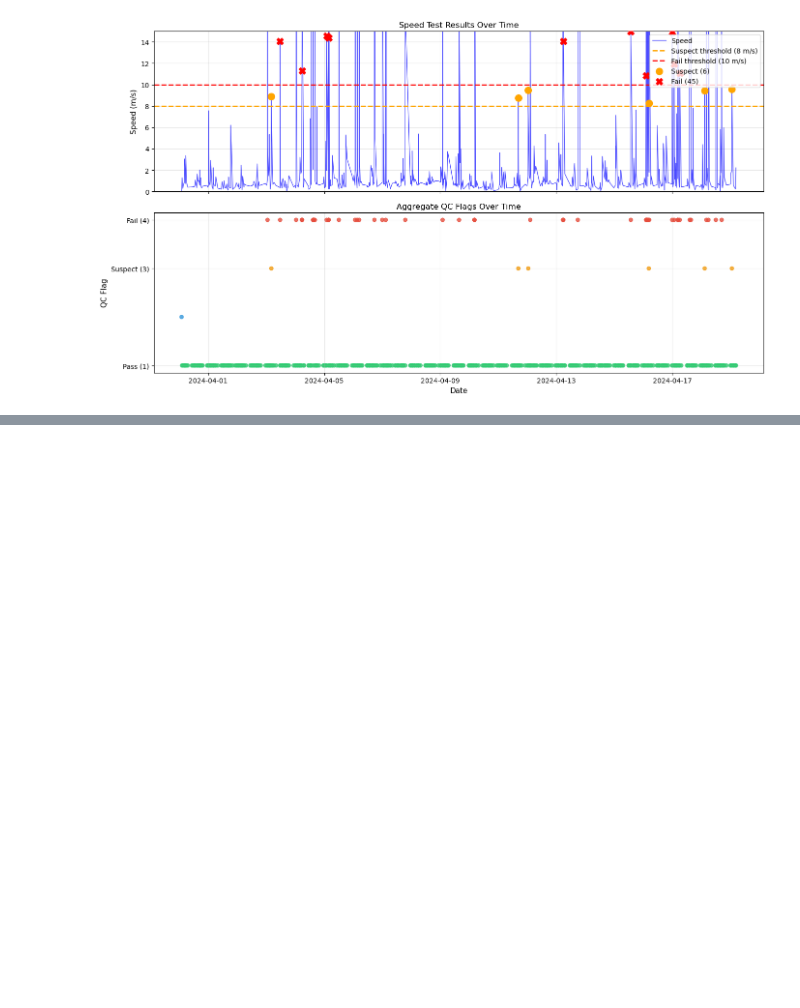
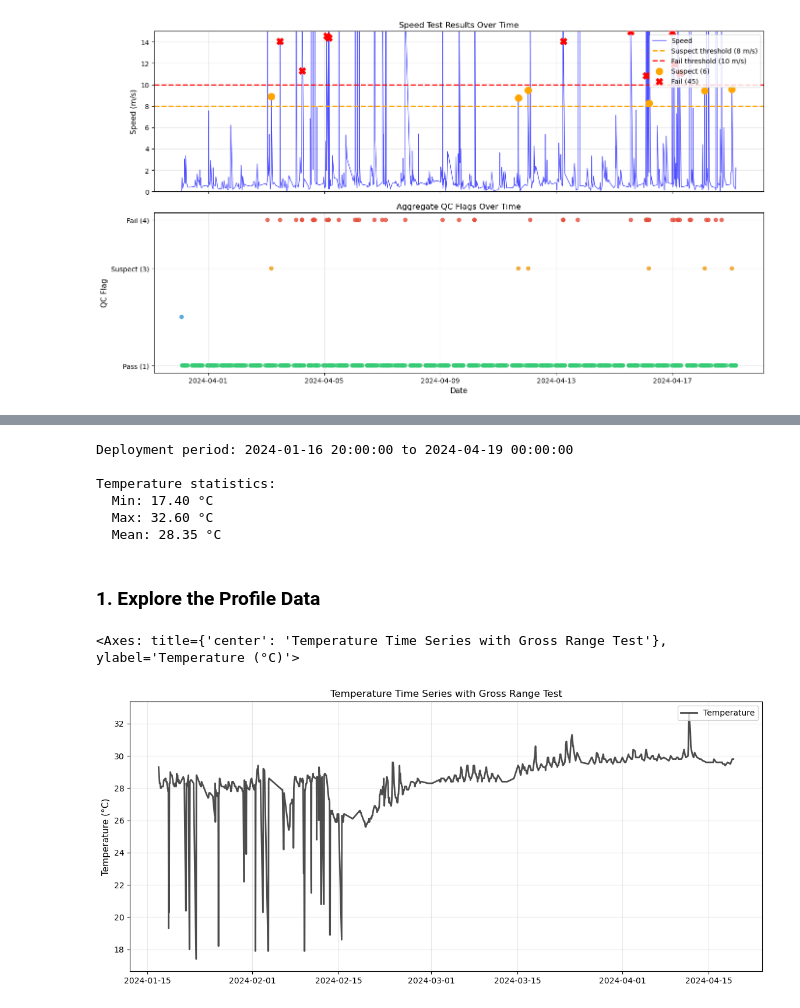
Before and after one commit to ioos/ioos-atn-data, a Jupyter notebook: _docs/notebooks/atn_qc.ipynb, the cells around one changed output, grey strips where cells are left out. Saved outputs shown, nothing was run; the diff lists cells and outputs as text; code cells hidden in the pictures; blank space fills up the shorter version.

```diff
--- a/_docs/notebooks/atn_qc.ipynb
+++ b/_docs/notebooks/atn_qc.ipynb
@@ -373,0 +320,14 @@ Speed test flag distribution:
+# %%
+# Apply valid_range_test to time
+
+from ioos_qc.axds import valid_range_test
+
+time_flags = valid_range_test(
+    inp=trajectory_df[date_col].values,
+    valid_span=[
+        deploy_start.isoformat(),
+        deploy_end.isoformat()
+    ]
+)
+
+trajectory_df['time_axds_valid_range_test'] = time_flags
@@ -594,0 +514,8 @@ Columns: ['DeployID', 'Ptt', 'DepthSensor', 'Instr', 'Date', 'LocationQuality',
+# %%
+sst_file = "254053O2024/254053-SST.csv"
+with zf.open(sst_file) as f:
+    profile_df = pd.read_csv(f)
+
+print(f"  Loaded {len(profile_df)} records")
+print(f"\nColumns: {list(profile_df.columns)}")
+display(profile_df.head())
@@ -652,0 +544,38 @@ Temperature statistics:
+# %%
+print(f"Deployment period: {deploy_start} to {deploy_end}")
+
+print(f"\nTemperature statistics:")
+print(f"  Min: {profile_df[temp_col].min():.2f} °C")
+print(f"  Max: {profile_df[temp_col].max():.2f} °C")
+print(f"  Mean: {profile_df[temp_col].mean():.2f} °C")
+# %% [output]
+Deployment period: 2024-01-16 20:00:00 to 2024-04-19 00:00:00
+
+Temperature statistics:
+  Min: 17.40 °C
+  Max: 32.60 °C
+  Mean: 28.35 °C
+# %% [markdown]
+### 1. Explore the Profile Data
+# %%
+def plot_profile_data(profile_df, temp_col, time_col):
+    # Visualize temperature time series with QC flags
+    fig, ax = plt.subplots(1, 1, figsize=(14, 6))
+
+    # Plot 1: Temperature time series with QC thresholds
+    ax.plot(profile_df[time_col], profile_df[temp_col],
+                'k-', alpha=0.7, linewidth=2, label='Temperature')
+
+    ax.set_ylabel('Temperature (°C)', fontsize=11)
+    ax.set_title('Temperature Time Series with Gross Range Test', fontsize=12)
+    ax.legend(loc='upper right')
+    ax.grid(True, alpha=0.3)
+
+    # plt.show()
+
+    return ax
+# %%
+plot_profile_data(profile_df, temp_col, time_col)
+# %% [output]
+<Axes: title={'center': 'Temperature Time Series with Gross Range Test'}, ylabel='Temperature (°C)'>
+[figure, added]
```
Also changed, not shown: parts of 47 cells of this notebook.
